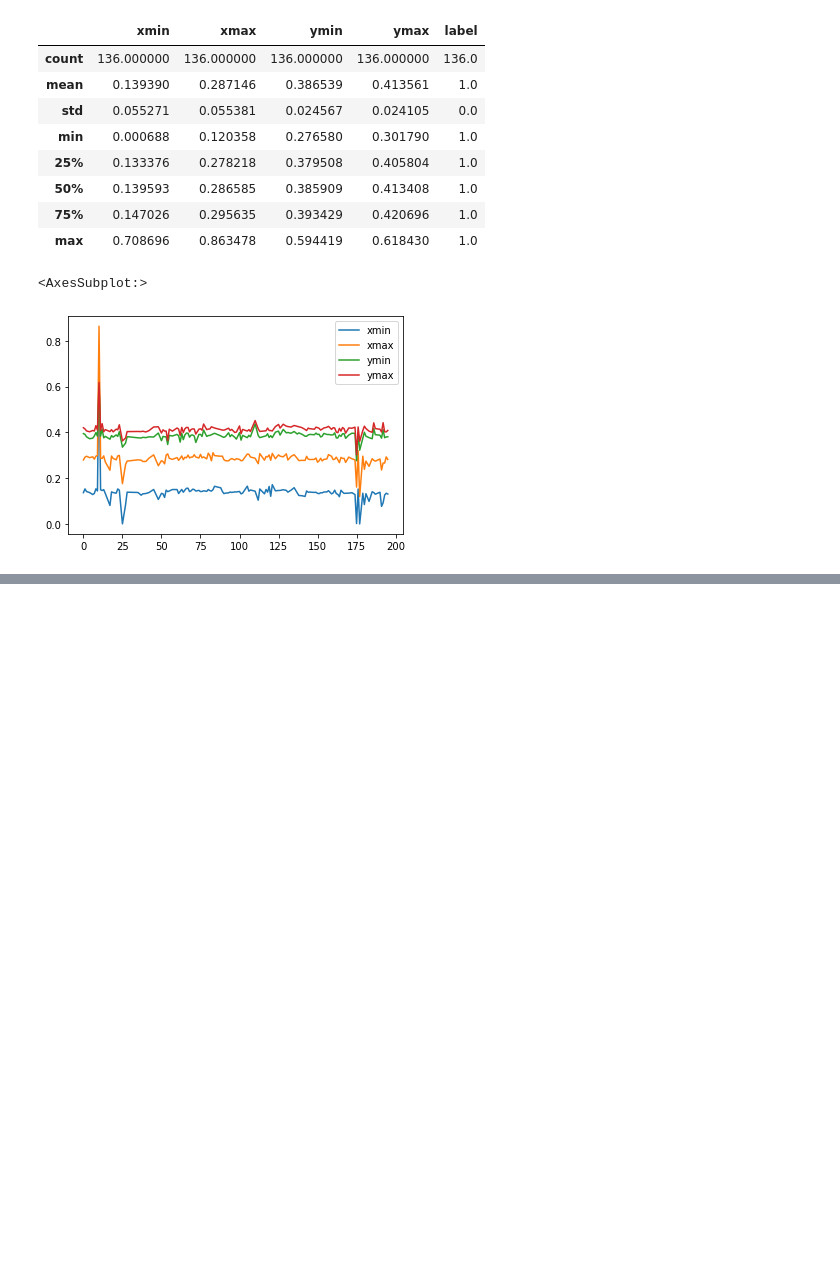
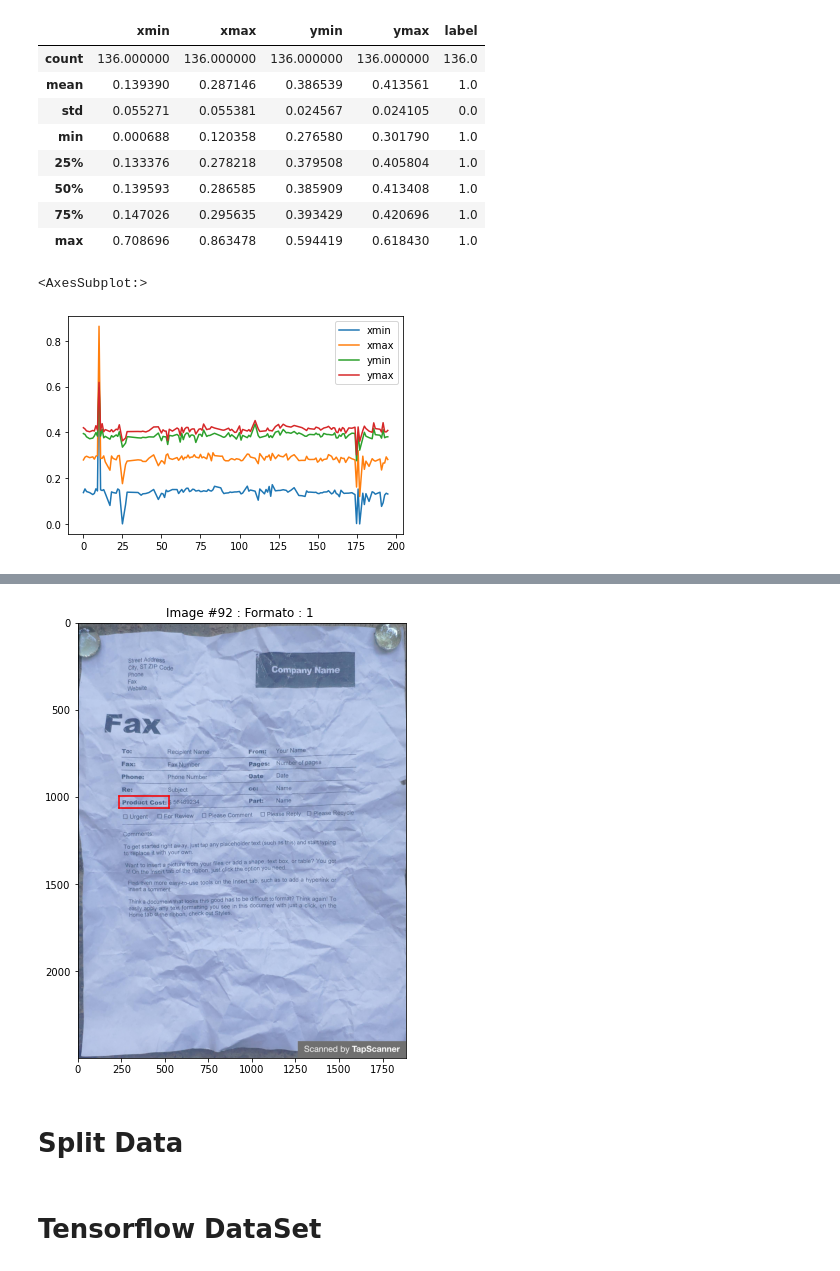
Before and after one commit to NILodio/EACD-MONOGRAFIA, a Jupyter notebook: 00_main.ipynb, the cells around one changed output, grey strips where cells are left out. Saved outputs shown, nothing was run; the diff lists cells and outputs as text; code cells hidden in the pictures; blank space fills up the shorter version.

```diff
--- a/00_main.ipynb
+++ b/00_main.ipynb
@@ -250,0 +73,9 @@ Exception: File `'local/data/lib/limyfile.py'` not found.
+# %%
+from local.lib import F_Plots as MyPlot
+import importlib
+importlib.reload(MyPlot)
+MyPlot.display_random_image(Train,1,True)
+# %% [output]
+[figure, added]
+# %% [markdown]
+# Split Data
@@ -250,0 +87,2 @@ Exception: File `'local/data/lib/limyfile.py'` not found.
+# %% [markdown]
+# Tensorflow DataSet
```
Also changed, not shown: parts of 43 cells of this notebook, 4 other files.
